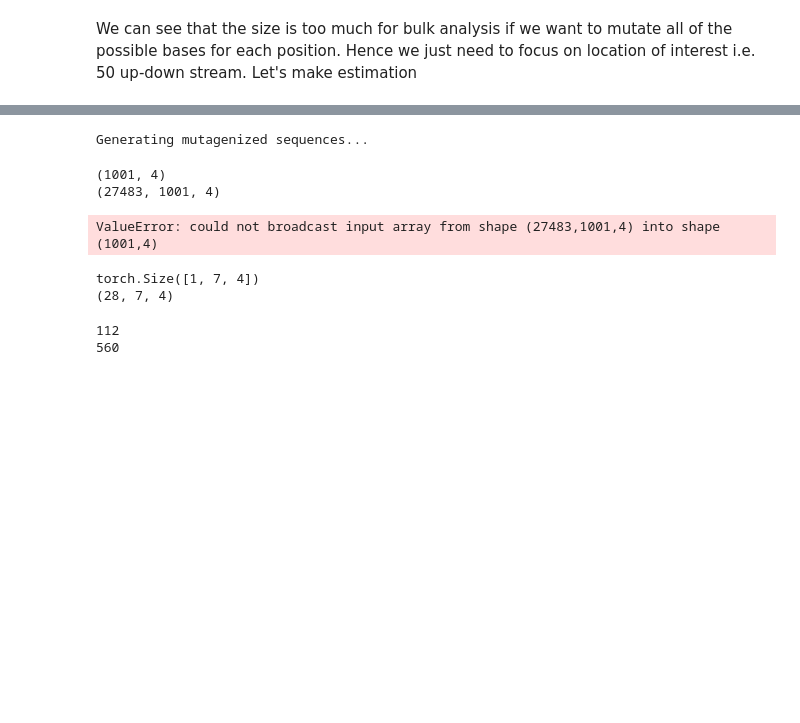
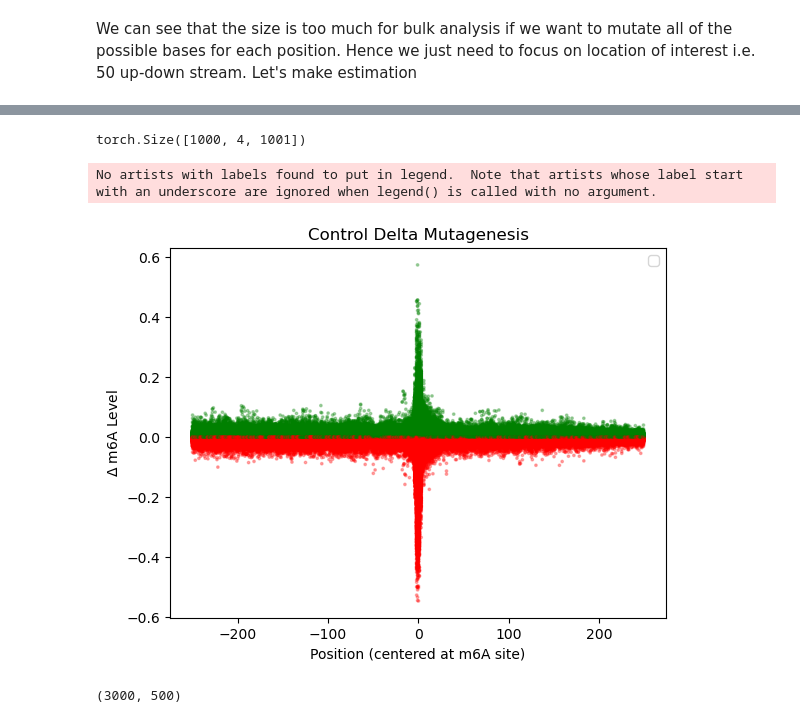
Before and after one commit to abdulfaqihalm/ucph_thesis, a Jupyter notebook: analysis/mutagenesis.ipynb, the cells around one changed output, grey strips where cells are left out. Cells and saved outputs as stored; diff of their text form; code cells hidden in the pictures; blank space fills up the shorter version.

Commit message:
Adding mutagenesis analysis

```diff
--- a/analysis/mutagenesis.ipynb
+++ b/analysis/mutagenesis.ipynb
@@ -168,8 +222,0 @@ def mutagenesis(x: torch.Tensor, model: torch.nn.Module, mutation_size :int=50,
-# %%
-ctrl_mutant_score_diff = mutagenesis(x=seq_fasta_one_hot.transpose(1,2), model=model, class_index=0)
-# case_mutant_score_diff = mutagenesis(seq_fasta_one_hot, model, class_index=1)
-# %% [output]
-Generating mutagenized sequences...
-(1001, 4)
-(27483, 1001, 4)
-ValueError: could not broadcast input array from shape (27483,1001,4) into shape (1001,4)
@@ -194,15 +223,46 @@ def generate_mutagenesis(x: torch.Tensor) -> np.ndarray:
-# %%
-x = torch.tensor([[[1,0,0,0],[0,1,0,0],[0,1,0,0],[0,1,0,0],[0,1,0,0],[0,1,0,0],[0,1,0,0]]])
-print(x.shape)
-# print(x)
-coba = generate_mutagenesis(x)
-print(coba.shape)
-# %% [output]
-torch.Size([1, 7, 4])
-(28, 7, 4)
-# %%
-print(sys.getsizeof(x.storage()))
-print(sys.getsizeof(torch.from_numpy(coba).storage()))
-# %% [output]
-112
-560
+# %%
+seqs_number = 1000
+input_seq = seq_fasta_one_hot[0:seqs_number,:,:]
+print(input_seq.shape)
+mutation_size=500
+
+ctrl_mutant_score_diff = []
+case_mutant_score_diff = []
+for i in tqdm(range (input_seq.shape[0]), desc="Mutagenesis Score"):
+    ctrl_mutant_score_diff.append(mutagenesis(x=input_seq[i:i+1,:,:].transpose(1,2), model=model, mutation_size=mutation_size, class_index=0, verbose=False))
+    case_mutant_score_diff.append(mutagenesis(x=input_seq[i:i+1,:,:].transpose(1,2), model=model, mutation_size=mutation_size, class_index=1, verbose=False))
+
+ctrl_mutant_score_diff = np.vstack(np.array(ctrl_mutant_score_diff))
+case_mutant_score_diff = np.vstack(np.array(case_mutant_score_diff))
+# %% [output]
+torch.Size([1000, 4, 1001])
+# %%
+# Example data (replace this with your actual numpy array)
+data = ctrl_mutant_score_diff
+
+x = np.arange(-mutation_size/2, mutation_size/2)
+
+# Plotting each row against x
+fig, ax = plt.subplots()
+for i in range(data.shape[0]):
+    # Determine colors for each point based on its sign
+    colors = ['green' if value > 0 else 'red' for value in data[i]]
+
+    # Scatter plot with conditional coloring
+    ax.scatter(x, data[i], color=colors, alpha=0.3, s=3)
+
+# Adding labels and legend
+ax.set_xlabel('Position (centered at m6A site)')
+ax.set_ylabel('$\Delta$ m6A Level')
+ax.set_title('Control Delta Mutagenesis')
+ax.legend()
+
+# Show the plot
+plt.show()
+# %% [output]
+No artists with labels found to put in legend.  Note that artists whose label start with an underscore are ignored when legend() is called with no argument.
+[figure, added]
+# %%
+data.shape
+# %% [output]
+(3000, 500)
```
Also changed, not shown: parts of 13 cells of this notebook, 4 other files.
